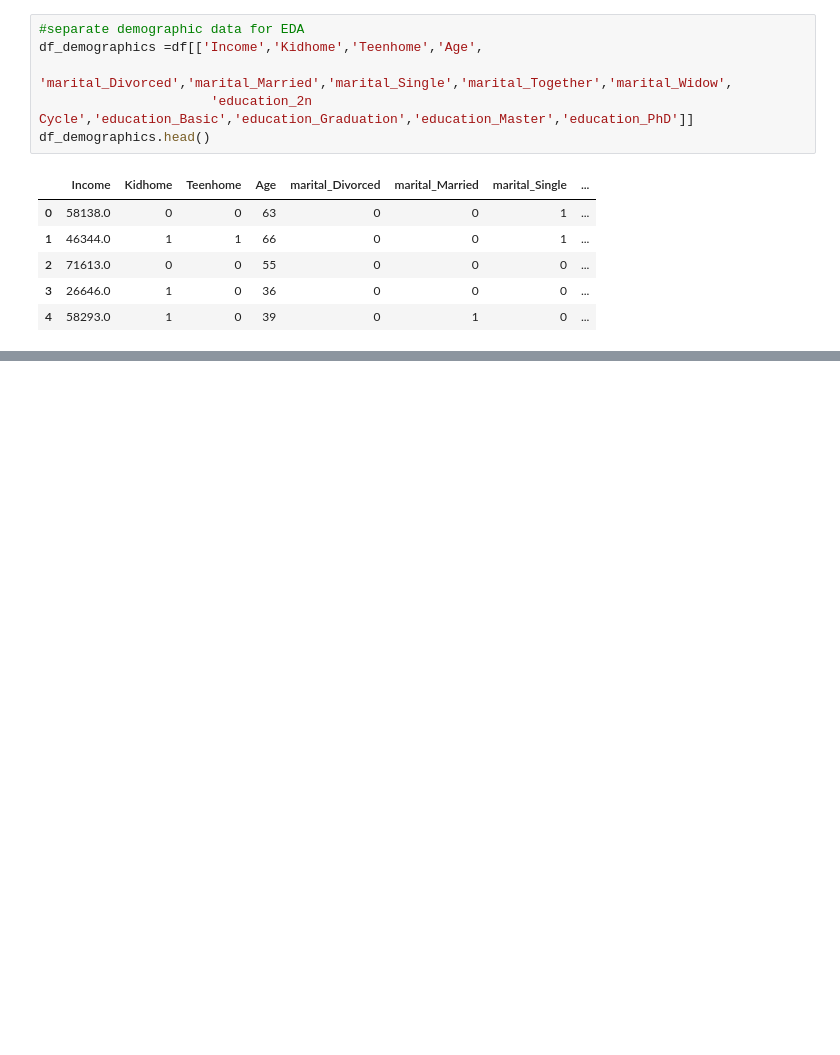
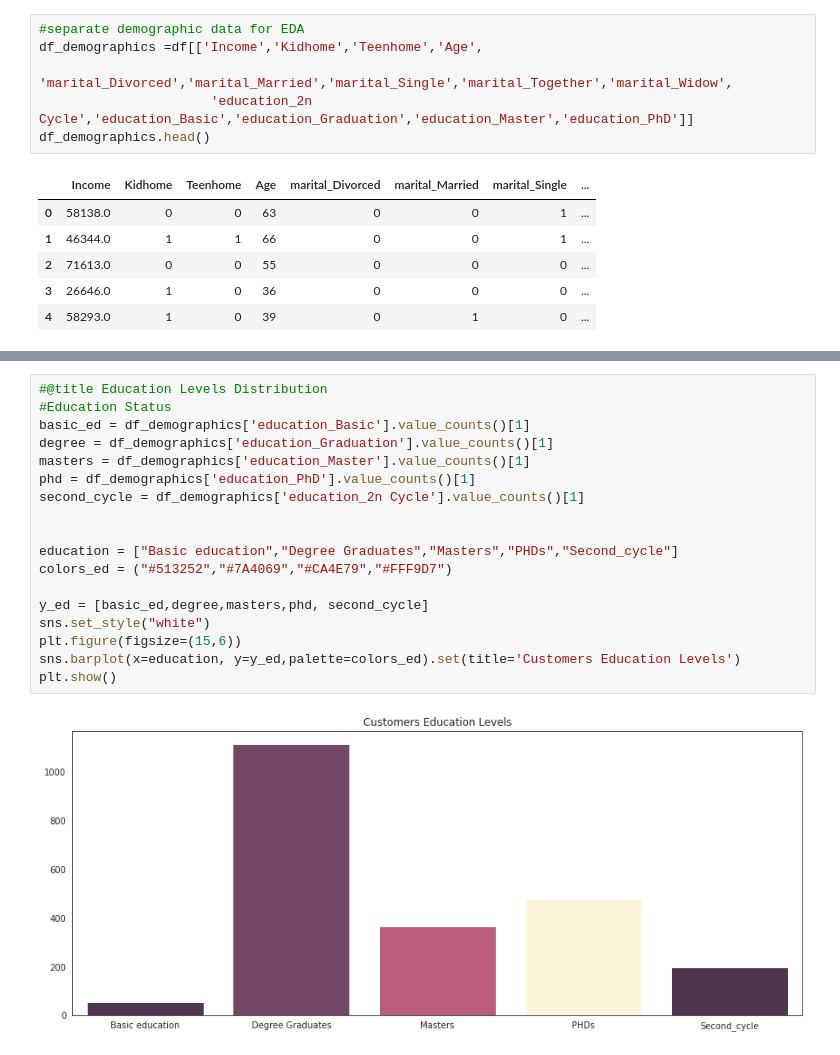
Before and after one commit to FMurunga/Marketing-Campaign-Analytics, a Jupyter notebook: Marketing_Campaign_Analysis.ipynb, the cells around one changed output, grey strips where cells are left out. Saved outputs shown, nothing was run; the diff lists cells and outputs as text; blank space fills up the shorter version.

```diff
--- a/Marketing_Campaign_Analysis.ipynb
+++ b/Marketing_Campaign_Analysis.ipynb
@@ -78,0 +128,20 @@ sns.boxplot(x='Age',data=df_demographics,color='#293462')
+# %%
+#@title Education Levels Distribution
+#Education Status
+basic_ed = df_demographics['education_Basic'].value_counts()[1]
+degree = df_demographics['education_Graduation'].value_counts()[1]
+masters = df_demographics['education_Master'].value_counts()[1]
+phd = df_demographics['education_PhD'].value_counts()[1]
+second_cycle = df_demographics['education_2n Cycle'].value_counts()[1]
+
+
+education = ["Basic education","Degree Graduates","Masters","PHDs","Second_cycle"]
+colors_ed = ("#513252","#7A4069","#CA4E79","#FFF9D7")
+
+y_ed = [basic_ed,degree,masters,phd, second_cycle]
+sns.set_style("white")
+plt.figure(figsize=(15,6))
+sns.barplot(x=education, y=y_ed,palette=colors_ed).set(title='Customers Education Levels')
+plt.show()
+# %% [output]
+[figure, added]
```
Also changed, not shown: parts of 6 cells of this notebook.
